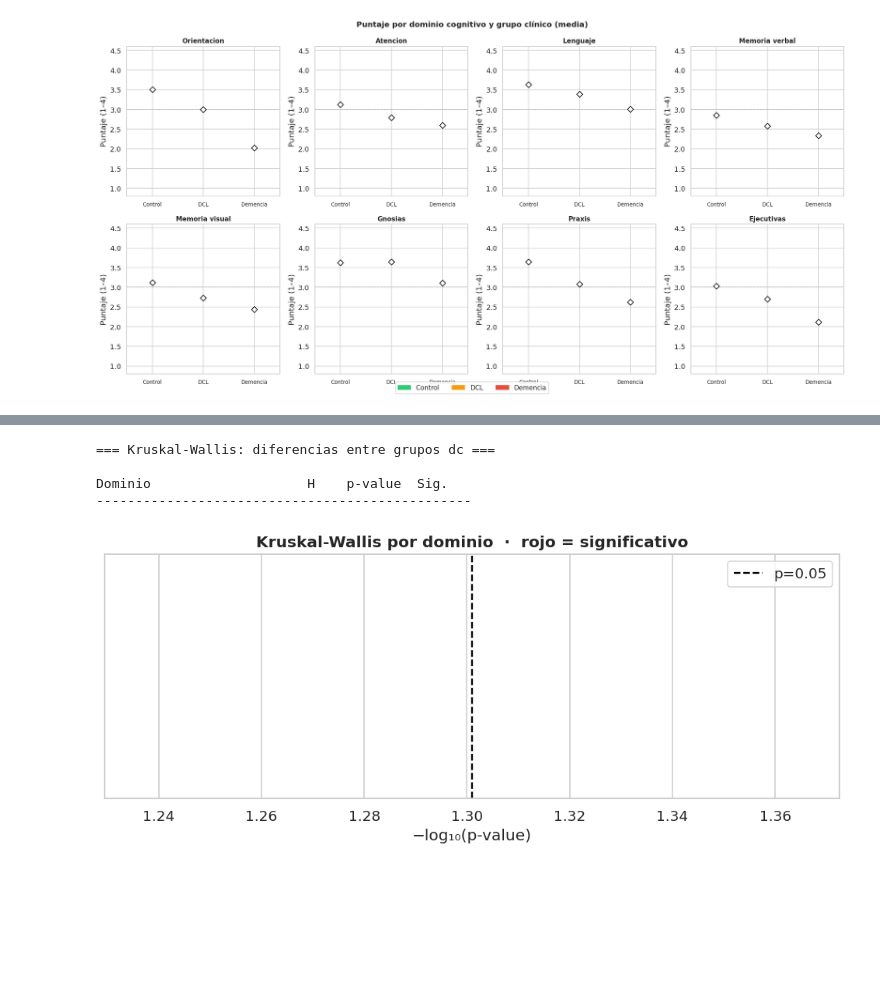
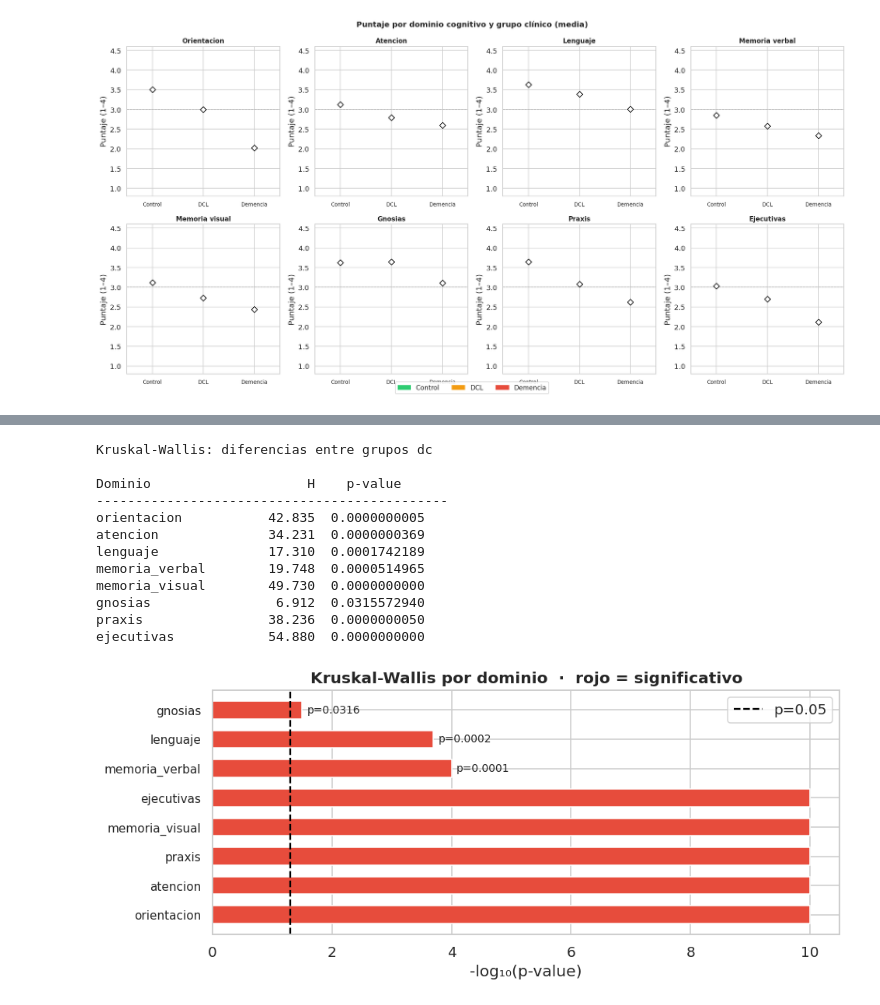
Before and after one commit to Nicolasg2c/dc_model_ts, a Jupyter notebook: src/dc_pipeline_2.ipynb, the cells around one changed output, grey strips where cells are left out. Saved outputs shown, nothing was run; the diff lists cells and outputs as text; code cells hidden in the pictures; blank space fills up the shorter version.

Commit message:
feat: add data processing pipeline for cognitive model analysis in dc_pipeline_2.ipynb

```diff
--- a/src/dc_pipeline_2.ipynb
+++ b/src/dc_pipeline_2.ipynb
@@ -1334,8 +1331,7 @@ axes_flat = axes.flatten()
 
 for ax, dominio in zip(axes_flat, DOMINIOS):
     data_plot = [
-        df_complete[df_complete["dc"] == dc_val][dominio].dropna().values
-        for dc_val in DC_ORDER
+        df_complete[df_complete["dc"] == dc_val][dominio] for dc_val in DC_ORDER
     ]
 
     bp = ax.boxplot(
@@ -1380,6 +1376,8 @@ plt.show()
 # %% [output]
 [figure]
 # %%
+#Gráficos de correlaciones
+
 fig, axes = plt.subplots(1, 2, figsize=(18, 6), squeeze=False)
 ax_left, ax_right = axes[0, 0], axes[0, 1]
 
@@ -1390,11 +1388,11 @@ sns.heatmap(
     annot=True, fmt=".2f",
     cmap="RdBu_r", vmin=-1, vmax=1, center=0,
     square=True, linewidths=0.5, linecolor="white",
-    cbar_kws={"shrink": 0.8, "label": "Spearman ρ"},
+    cbar_kws={"shrink": 0.8, "label": "Spearman"},
 )
 ax_left.set_title("Correlación entre dominios (Spearman)", fontweight="bold")
 
-# Barras horizontales: correlación dominio vs dc
+# Gráfico de Spearmna correlación dominio vs dc
 corr_dc = (
     df_complete[DOMINIOS + ["dc"]]
     .corr(method="spearman")[["dc"]]
@@ -1410,8 +1408,8 @@ ax_right.barh(y_pos, rho_vals, color=bar_colors, edgecolor="white", height=0.6)
 ax_right.set_yticks(y_pos)
 ax_right.set_yticklabels(dom_names, fontsize=10)
 ax_right.axvline(0, color="black", linewidth=1.2)
-ax_right.set_xlabel("Spearman ρ con dc")
-ax_right.set_title("Correlación dominio → dc\n(rojo=negativo, verde=positivo)",
+ax_right.set_xlabel("Spearman con dc")
+ax_right.set_title("Correlación dominio - dc",
                    fontweight="bold")
 for i, v in enumerate(rho_vals):
     offset = 0.01 if v >= 0 else -0.01
@@ -1457,51 +1473,57 @@ plt.show()
 # %%
-print("=== Kruskal-Wallis: diferencias entre grupos dc ===\n")
-print(f"{'Dominio':<20} {'H':>7}  {'p-value':>9}  Sig.")
-print("-" * 48)
+print("Kruskal-Wallis: diferencias entre grupos dc\n")
+print(f"{'Dominio':<20} {'H':>7}  {'p-value':>9}")
+print("-" * 45)
 
 kw_rows = []
 for dom in DOMINIOS:
     grupos = [
-        df_complete[df_complete["dc"] == k][dom].dropna().values
-        for k in DC_ORDER
+        df_complete[df_complete["dc"] == f'{k}'][dom] for k in DC_ORDER
     ]
     grupos_ok = [g for g in grupos if len(g) >= 2]
     if len(grupos_ok) < 2:
         kw_rows.append({"dominio": dom, "H": np.nan, "p": np.nan})
         continue
     H, p = kruskal(*grupos_ok)
-    sig = "✅" if p < 0.05 else "❌"
     kw_rows.append({"dominio": dom, "H": round(H, 3), "p": round(p, 4)})
-    print(f"{dom:<20} {H:>7.3f}  {p:>9.4f}  {sig}")
+    print(f"{dom:<20} {H:>7.3f}  {p:>9.10f}")
 
 # Gráfico de -log10(p)
-df_kw   = pd.DataFrame(kw_rows).dropna().sort_values("p").reset_index(drop=True)
-n_kw    = len(df_kw)
-y_pos   = list(range(n_kw))
-c_kw    = ["#e74c3c" if p < 0.05 else "#95a5a6" for p in df_kw["p"]]
-thresh  = -np.log10(0.05)
+df_kw = pd.DataFrame(kw_rows).sort_values("p").reset_index(drop=True)
+n_kw = len(df_kw)
+y_pos = list(range(n_kw))
+c_kw = ["#e74c3c" if p < 0.05 else "#95a5a6" for p in df_kw["p"]]
+thresh = -np.log10(0.05)
 
 fig, ax = plt.subplots(figsize=(9, 4))
 ax.barh(y_pos, -np.log10(df_kw["p"].clip(lower=1e-10)),
         color=c_kw, edgecolor="white", height=0.6)
 ax.set_yticks(y_pos)
 ax.set_yticklabels(df_kw["dominio"].tolist(), fontsize=10)
 ax.axvline(thresh, color="black", linestyle="--", linewidth=1.5, label="p=0.05")
-ax.set_xlabel("−log₁₀(p-value)")
+ax.set_xlabel("-log₁₀(p-value)")
 ax.set_title("Kruskal-Wallis por dominio  ·  rojo = significativo",
              fontweight="bold")
 ax.legend()
 
 for i, row in df_kw.iterrows():
     x_val = -np.log10(row["p"])
     ax.text(x_val + 0.08, i, f"p={row['p']:.4f}",
             va="center", fontsize=9)
 
 plt.tight_layout()
 plt.show()
 # %% [output]
-=== Kruskal-Wallis: diferencias entre grupos dc ===
+Kruskal-Wallis: diferencias entre grupos dc
 
-Dominio                    H    p-value  Sig.
-------------------------------------------------
+Dominio                    H    p-value
+---------------------------------------------
+orientacion           42.835  0.0000000005
+atencion              34.231  0.0000000369
+lenguaje              17.310  0.0001742189
+memoria_verbal        19.748  0.0000514965
+memoria_visual        49.730  0.0000000000
+gnosias                6.912  0.0315572940
+praxis                38.236  0.0000000050
+ejecutivas            54.880  0.0000000000
-[figure, old version]
+[figure, new version]
```
Also changed, not shown: parts of 12 cells of this notebook.
